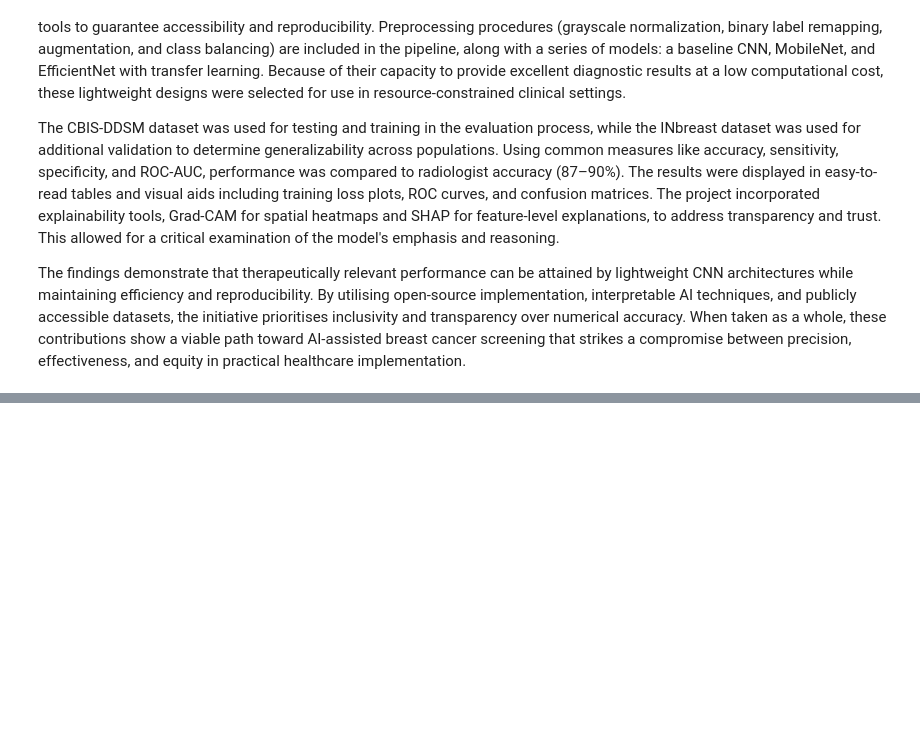
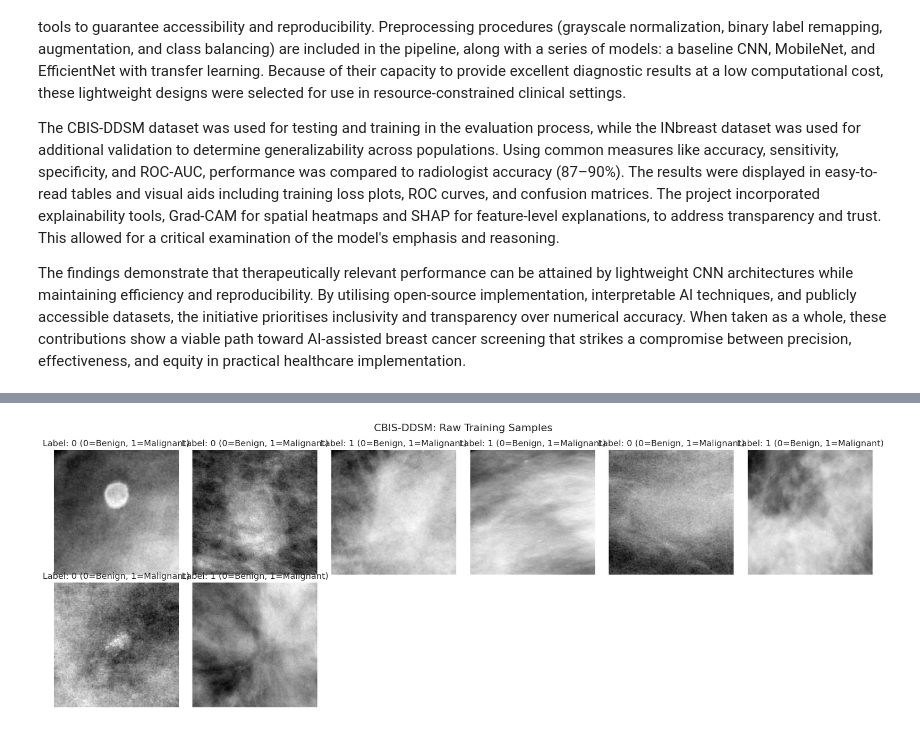
Before and after one commit to gabrielsyj/Deep-Learning-Breast-Cancer-Detection, a Jupyter notebook: FinalNotebook.ipynb, the cells around one changed output, grey strips where cells are left out. Drawn from its saved outputs; the diff is of its cells as text; code cells hidden in the pictures; blank space fills up the shorter version.

```diff
--- a/FinalNotebook.ipynb
+++ b/FinalNotebook.ipynb
@@ -20,0 +654,82 @@ The findings demonstrate that therapeutically relevant performance can be attain
+# %%
+# ================================
+# VISUAL INSPECTION OF SAMPLE IMAGES
+# ================================
+import matplotlib.pyplot as plt
+import numpy as np
+import os
+
+# ---------- A) CBIS-DDSM (arrays) ----------
+def plot_cbis_samples(X, y, n=6, title="CBIS-DDSM: Raw Samples"):
+    n = min(n, len(X))
+    idx = np.random.choice(len(X), n, replace=False)
+    cols = min(n, 6)
+    rows = int(np.ceil(n / cols))
+    plt.figure(figsize=(3.0*cols, 3.2*rows))
+    for i, j in enumerate(idx):
+        plt.subplot(rows, cols, i+1)
+        plt.imshow(X[j].squeeze(), cmap="gray")
+        plt.title(f"Label: {int(y[j])} (0=Benign, 1=Malignant)")
+        plt.axis("off")
+    plt.suptitle(title)
+    plt.tight_layout()
+    plt.show()
+
+def plot_cbis_augmented(gen, n=6, title="CBIS-DDSM: Augmented Samples"):
+    batch_x, batch_y = next(gen)
+    n = min(n, batch_x.shape[0])
+    cols = min(n, 6)
+    rows = int(np.ceil(n / cols))
+    plt.figure(figsize=(3.0*cols, 3.2*rows))
+    for i in range(n):
+        plt.subplot(rows, cols, i+1)
+        plt.imshow(batch_x[i].squeeze(), cmap="gray")
+        plt.title(f"Label: {int(batch_y[i])}")
+        plt.axis("off")
+    plt.suptitle(title)
+    plt.tight_layout()
+    plt.show()
+
+def plot_cbis_histogram(X, idx=0, title="CBIS-DDSM: Pixel Intensity Histogram"):
+    img = X[idx].squeeze()
+    plt.figure(figsize=(6,4))
+    plt.hist(img.ravel(), bins=50)
+    plt.title(title)
+    plt.xlabel("Pixel value")
+    plt.ylabel("Frequency")
+    plt.tight_layout()
+    plt.show()
+
+# Call the CBIS visual checks
+plot_cbis_samples(X_train, y_train, n=8, title="CBIS-DDSM: Raw Training Samples")
+plot_cbis_augmented(cbis_train_gen, n=8, title="CBIS-DDSM: Augmented Training Samples")
+plot_cbis_histogram(X_train, idx=0)
+
+# ---------- B) INbreast (tf.data from directory) ----------
+def show_inbreast_batch(ds, n=8, title="INbreast: Sample Batch"):
+    # Take one batch from the dataset
+    for images, labels in ds.take(1):
+        imgs = images.numpy()
+        labs = labels.numpy().astype(int).squeeze()
+        n = min(n, imgs.shape[0])
+        cols = min(n, 6)
+        rows = int(np.ceil(n / cols))
+        plt.figure(figsize=(3.0*cols, 3.2*rows))
+        for i in range(n):
+            plt.subplot(rows, cols, i+1)
+            # imgs are (H,W,1) after rescale/aug; squeeze channel for display
+            plt.imshow(imgs[i].squeeze(), cmap="gray")
+            plt.title(f"Label: {labs[i]} (0=Benign, 1=Malignant)")
+            plt.axis("off")
+        plt.suptitle(title)
+        plt.tight_layout()
+        plt.show()
+        break
+
+# Only run if INbreast directory/datasets exist
+if 'train_ds_inb' in globals():
+    show_inbreast_batch(train_ds_inb, n=8, title="INbreast: Raw/Augmented Training Samples")
+if 'val_ds_inb' in globals():
+    show_inbreast_batch(val_ds_inb, n=8, title="INbreast: Validation Samples (no augmentation)")
+# %% [output]
+[figure, added]
```
Also changed, not shown: parts of 26 cells of this notebook.
